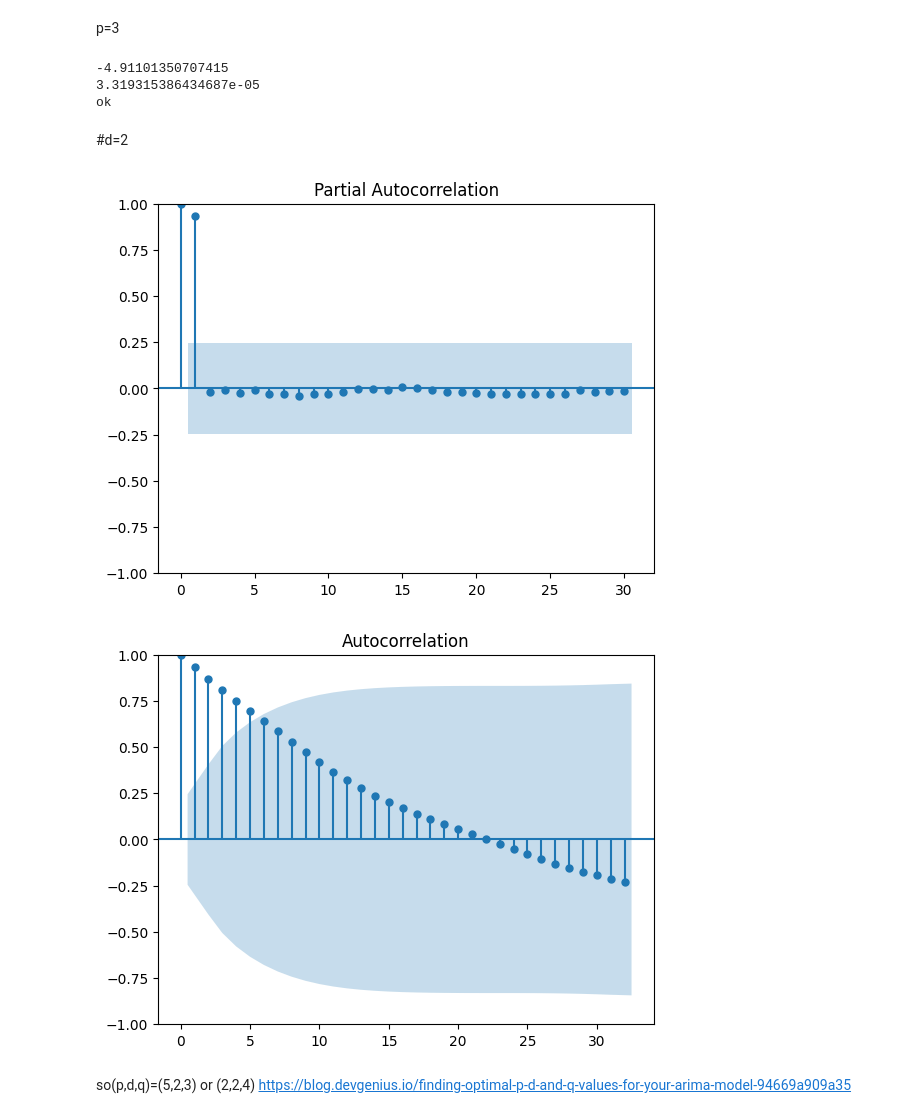
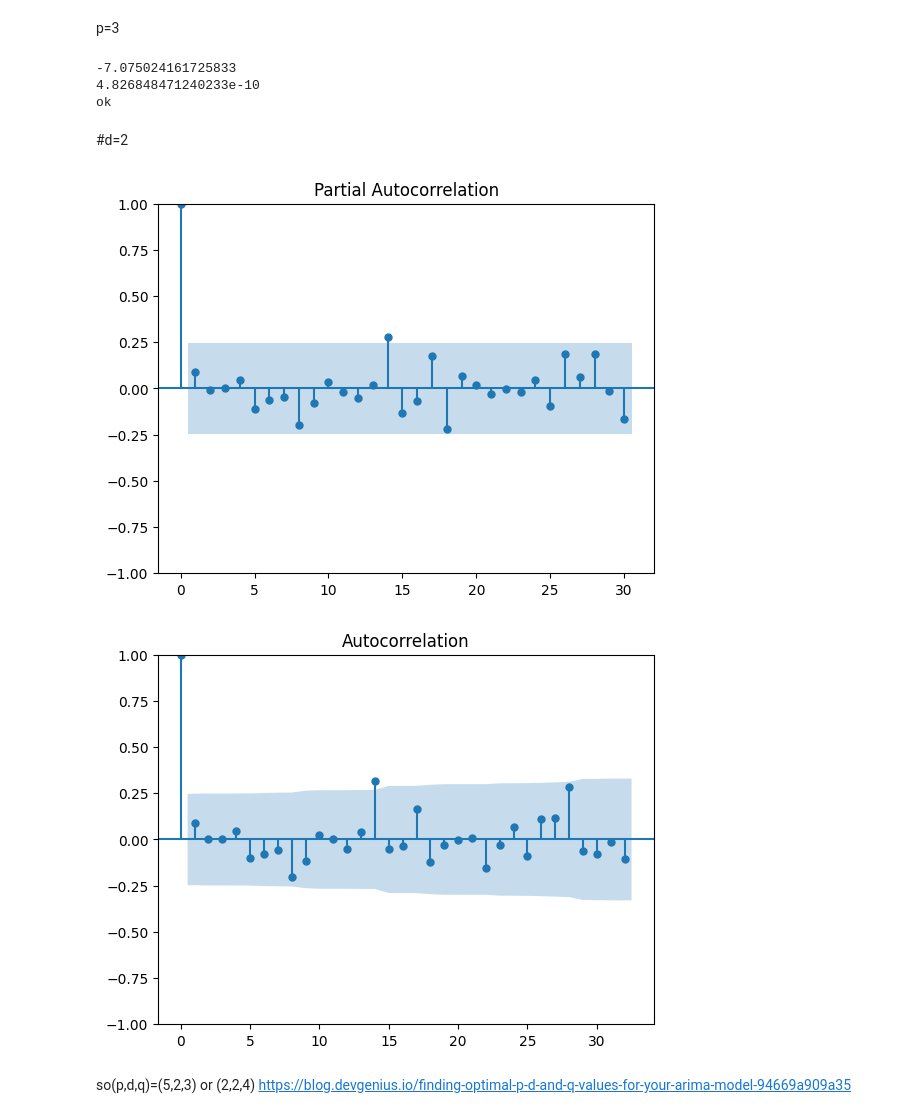
Before and after one commit to Lestonrego/Time-series, a Jupyter notebook: Time_Series.ipynb, the cells around one changed output. Cells and saved outputs as stored; diff of their text form; code cells hidden in the pictures.

Commit message:
trying with burkino faso

```diff
--- a/Time_Series.ipynb
+++ b/Time_Series.ipynb
@@ -519,10 +497,9 @@ cpi.head()
 | 4 | Burkina Faso | BFA | 1960 | 10.713301 |
 # %%
 
-country="India"
+country="Burkina Faso"
 data=cpi[cpi["Entity"]==country].sort_values("Year")
 cp=data['Consumer price index (2010 = 100)']
 autocorrelation_plot(cp)
 cp.head()
-plt.plot()
 # %% [output]
@@ -533,8 +515,8 @@ p=3
 # %%
 from statsmodels.tsa.stattools import adfuller
 
-diff=cp.diff().diff().dropna()
-result1=adfuller(diff)
+diffrence=cp.diff(1).dropna()
+result1=adfuller(diffrence)
 print(result1[0])
 print(result1[1])
 
@@ -543,26 +525,26 @@ if result1[1]<0.05:
 else:
     print("not ok")
 # %% [output]
--4.91101350707415
-3.319315386434687e-05
+-7.075024161725833
+4.826848471240233e-10
 ok
 # %% [markdown]
 #d=2
 # %%
 from statsmodels.graphics.tsaplots import plot_pacf,plot_acf
 # %%
-plot_pacf(cp,lags=30)
+plot_pacf(cp.diff().dropna(),lags=30)
 plt.show(plot_pacf)
 #p=1 or 2
 # %% [output]
-[figure, old version]
+[figure, new version]
 # %%
 
-plot_acf(cp,lags=32)
+plot_acf(cp.diff().dropna(),lags=32)
 plt.show()
 #q=1,2,3,4,5
 # %% [output]
-[figure, old version]
+[figure, new version]
 # %% [markdown]
 so(p,d,q)=(5,2,3) or (2,2,4) https://blog.devgenius.io/finding-optimal-p-d-and-q-values-for-your-arima-model-94669a909a35
 # %%
```
Also changed, not shown: parts of 16 cells of this notebook, 1 other file.
